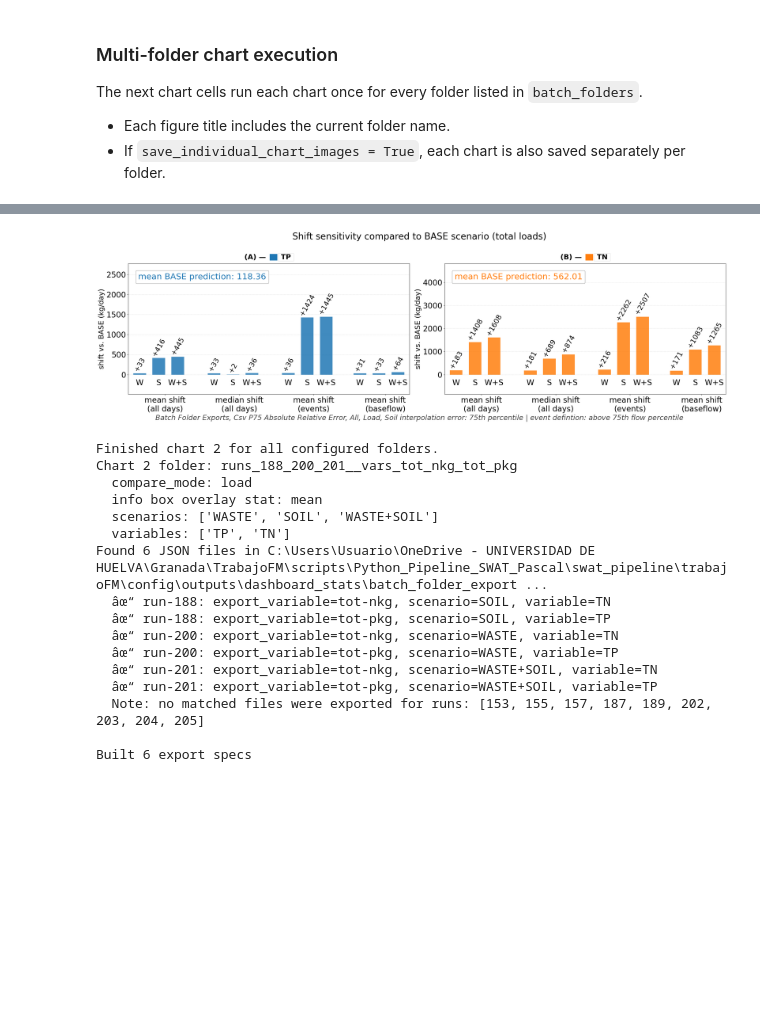
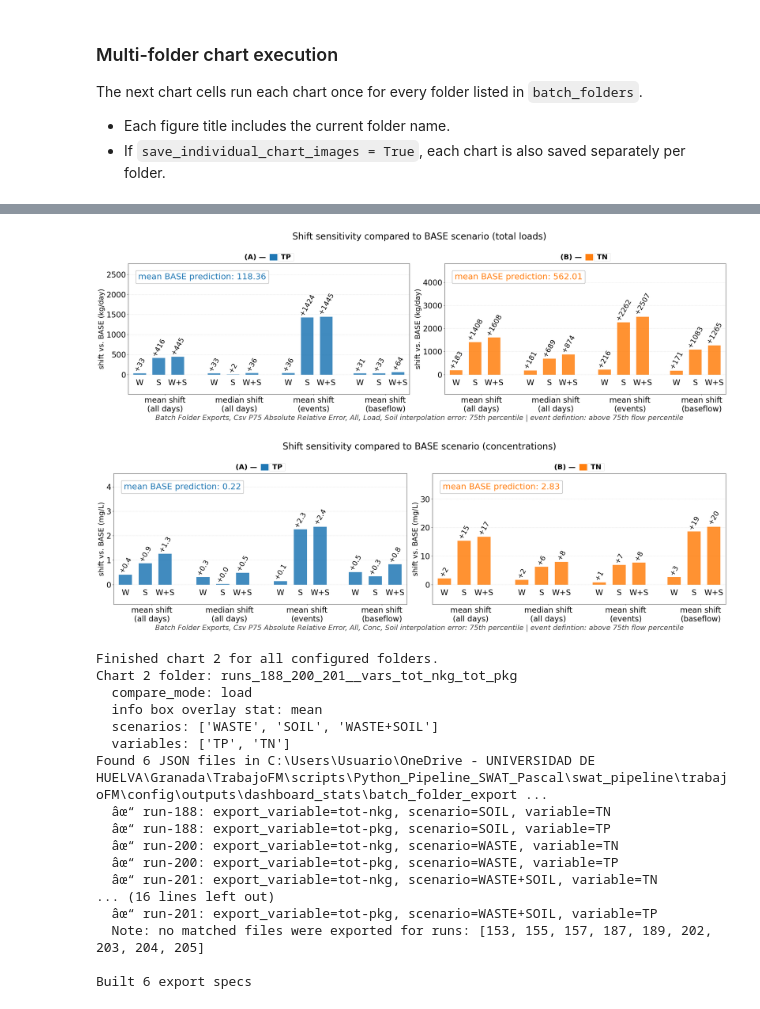
Before and after one commit to bvorak/swat_pipeline, a Jupyter notebook: trabajoFM/notebooks/04_sensitivity_stats.ipynb, the cells around one changed output, grey strips where cells are left out. Cells and saved outputs as stored; diff of their text form; code cells hidden in the pictures; blank space fills up the shorter version.

Commit message:
filter chart one and two to sensibles batch folders. Breaks still for some chm_interpol_scenarios because path gets constructed wrong

```diff
--- a/trabajoFM/notebooks/04_sensitivity_stats.ipynb
+++ b/trabajoFM/notebooks/04_sensitivity_stats.ipynb
@@ -2653,10 +2637,10 @@ def build_batch_folders(
 # Dict order → list order: policy varies slowest, compare_mode varies fastest.
 
 batch_folders = build_batch_folders({
-    "global_chm_uncert":  ["csv_p75_absolute_relative_error", ],#"csv_median_absolute_relative_error"],
-    "compare_mode":       ["load",],# "conc"],
-    "policy":             ["half_mdl",],# "drop"],
-    "event_view":         ["all",],# "events", "non_events"],
+    "global_chm_uncert":  ["csv_p75_absolute_relative_error", "csv_median_absolute_relative_error", "csv_median_relative_error", "rmse_rel_center"],
+    "compare_mode":       ["load", "conc"],
+    "policy":             ["half_mdl", "drop"],
+    "event_view":         ["all", "events", "non_events"],
 })
 
 # ── Append legacy / non-hierarchy folders if needed ───────────────────────────
@@ -2752,4 +2736,39 @@ saved_chart_dpi = 220
 print(f"Configured {len(batch_folders)} batch folder(s).")
 for folder in batch_folders:
     print(f"  - {folder.name}")
+
+# ── Chart 1 & 2 folder filter ─────────────────────────────────────────────────
+# Charts 1 and 2 yield identical results for half_mdl vs drop_mdl, so we keep
+# only one policy to avoid duplicate charts.  Set to None to disable.
+ch12_single_policy = "half_mdl"          # "half_mdl", "drop", or None
+# Drop event / non-event view folders for charts 1 & 2 (keep only "all" days).
+ch12_all_days_only = True                # True → keep only view="all"
+
+_POLICY_FOLDER_NAMES = set(_POLICY_FOLDER_MAP.values())  # {"half_mdl", "drop_mdl"}
+
+def _filter_batch_folders_for_ch12(folders, *, single_policy=None, all_days_only=True):
+    """Return the subset of *folders* relevant to charts 1 & 2."""
+    result = []
+    for f in folders:
+        parts = set(f.parts)
+        # ── policy filter ──
+        if single_policy is not None:
+            target = _POLICY_FOLDER_MAP.get(single_policy, single_policy)
+            if any(p in _POLICY_FOLDER_NAMES and p != target for p in parts):
+                continue
+        # ── event-view filter ──
+        if all_days_only:
+            if parts & {"events", "non_events", "non-event", "non-event-days"}:
+                continue
+        result.append(f)
+    return result
+
+_ch12_batch_folders = _filter_batch_folders_for_ch12(
+    batch_folders,
+    single_policy=ch12_single_policy,
+    all_days_only=ch12_all_days_only,
+)
+print(f"\nChart 1 & 2 folders ({len(_ch12_batch_folders)} of {len(batch_folders)}):")
+for folder in _ch12_batch_folders:
+    print(f"  - ...{str(folder)[-80:]}")
 # %% [output]
@@ -3094,7 +3144,7 @@ ch2_info_box_metric_path = ("overlay_comparison", "BASE", ch2_info_box_metric_na
 
 
 
-for batch_folder in batch_folders:
+for batch_folder in _ch12_batch_folders:
 
     generated_specs, build_log = _capture_stdout(
 
@@ -3384,33 +3434,34 @@ for batch_folder in batch_folders:
 
 
 
     chart_2_logs.append(f"Chart 2 folder: {batch_folder.name}")
 
     chart_2_logs.append(f"  compare_mode: {_ch2_compare_mode}")
 
     chart_2_logs.append(f"  info box overlay stat: {ch2_info_box_overlay_stat}")
 
     chart_2_logs.append(f"  scenarios: {_ch2_selected_scenarios}")
 
     chart_2_logs.append(f"  variables: {_ch2_selected_variables}")
 
     if build_log.strip():
 
         chart_2_logs.append(build_log.rstrip())
 
     if save_log.strip():
 
         chart_2_logs.append(save_log.rstrip())
 
     chart_2_logs.append("")
 
 
 
 print("\nFinished chart 2 for all configured folders.")
 
 print("\n".join(line for line in chart_2_logs if line is not None))
 # %% [output]
 [figure]
+[figure, added]
 Finished chart 2 for all configured folders.
 Chart 2 folder: runs_188_200_201__vars_tot_nkg_tot_pkg
   compare_mode: load
@@ -3423,6 +3474,7 @@ Found 6 JSON files in C:\Users\Usuario\OneDrive - UNIVERSIDAD DE HUELVA\Granada\
   âœ“ run-200: export_variable=tot-nkg, scenario=WASTE, variable=TN
   âœ“ run-200: export_variable=tot-pkg, scenario=WASTE, variable=TP
   âœ“ run-201: export_variable=tot-nkg, scenario=WASTE+SOIL, variable=TN
+... (16 lines left out)
   âœ“ run-201: export_variable=tot-pkg, scenario=WASTE+SOIL, variable=TP
   Note: no matched files were exported for runs: [153, 155, 157, 187, 189, 202, 203, 204, 205]
 
```
Also changed, not shown: parts of 4 cells of this notebook.
